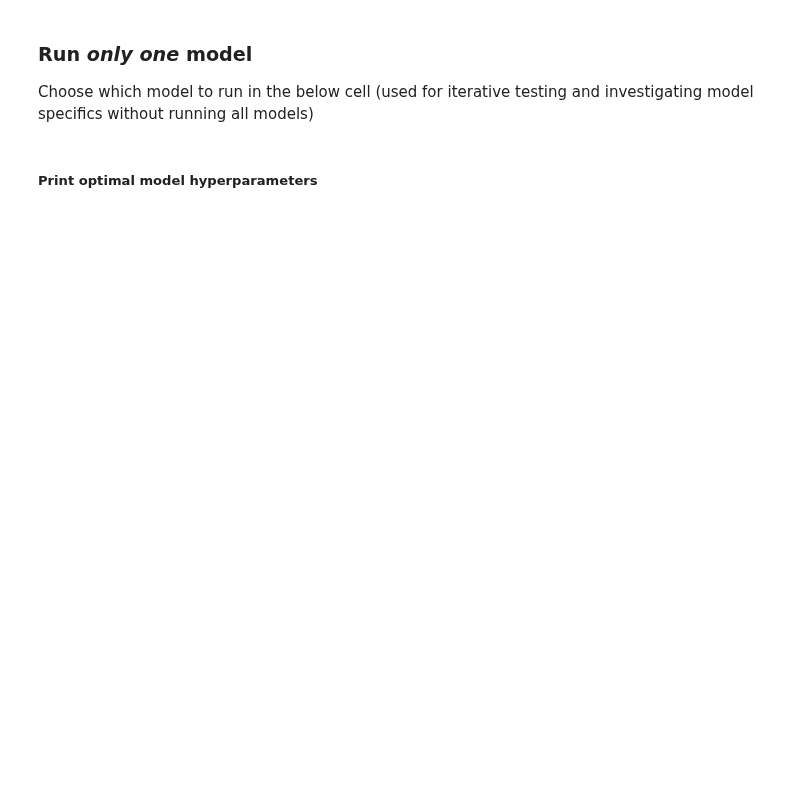
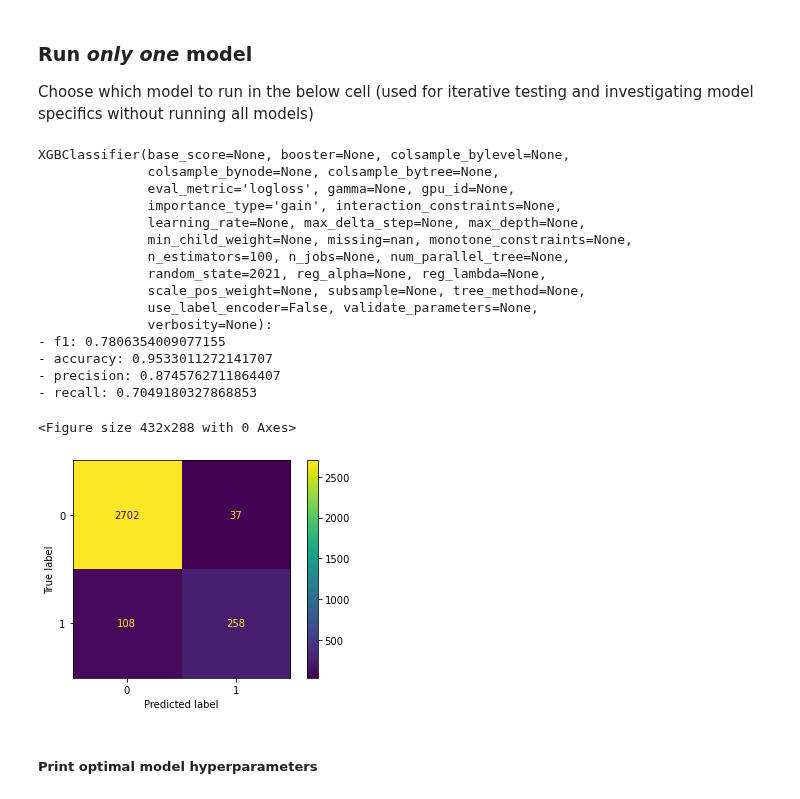
Before and after one commit to sethnlewis/Predicting-Political-Revolutions, a Jupyter notebook: notebooks/MODEL.ipynb, the cells around one changed output. Cells and saved outputs as stored; diff of their text form; code cells hidden in the pictures; blank space fills up the shorter version.

```diff
--- a/notebooks/MODEL.ipynb
+++ b/notebooks/MODEL.ipynb
@@ -430,10 +408,28 @@ RandomForestClassifier():
 
 Choose which model to run in the below cell (used for iterative testing and investigating model specifics without running all models)
 # %%
-xgb = pipes[-1] # Since it is the last model in pipes
+# xgb = pipes[-1] # Since it is the last model in pipes
 
 # Uncomment and run to look at one model separately
-# xgb = create_pipeline_and_run(model_xgb, grid_xgb);
+xgb = create_pipeline_and_run(model_xgb, grid_xgb);
+# %% [output]
+XGBClassifier(base_score=None, booster=None, colsample_bylevel=None,
+              colsample_bynode=None, colsample_bytree=None,
+              eval_metric='logloss', gamma=None, gpu_id=None,
+              importance_type='gain', interaction_constraints=None,
+              learning_rate=None, max_delta_step=None, max_depth=None,
+              min_child_weight=None, missing=nan, monotone_constraints=None,
+              n_estimators=100, n_jobs=None, num_parallel_tree=None,
+              random_state=2021, reg_alpha=None, reg_lambda=None,
+              scale_pos_weight=None, subsample=None, tree_method=None,
+              use_label_encoder=False, validate_parameters=None,
+              verbosity=None):
+- f1: 0.7806354009077155
+- accuracy: 0.9533011272141707
+- precision: 0.8745762711864407
+- recall: 0.7049180327868853
+<Figure size 432x288 with 0 Axes>
+[figure, added]
 # %% [markdown]
 ##### Print optimal model hyperparameters
 # %%
```
Also changed, not shown: parts of 17 cells of this notebook, 3 other files.
